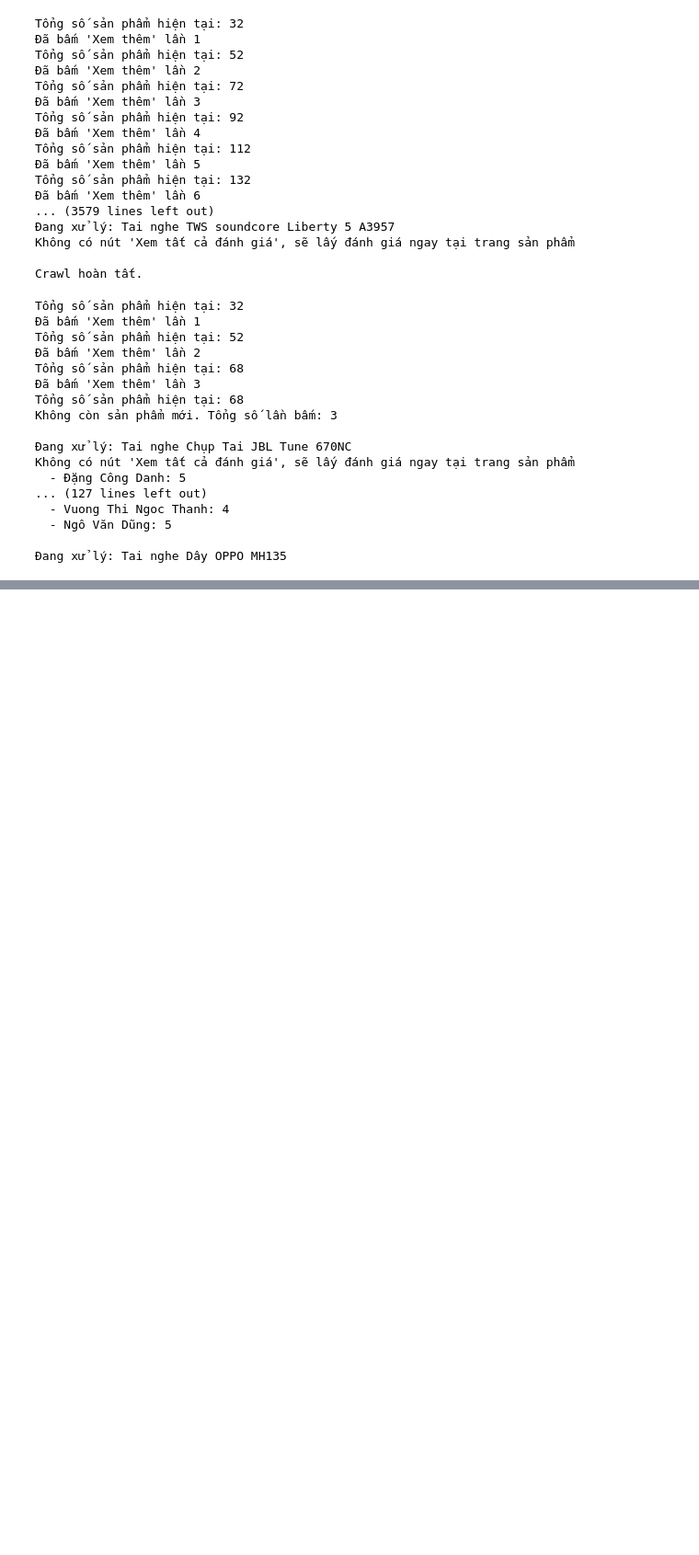
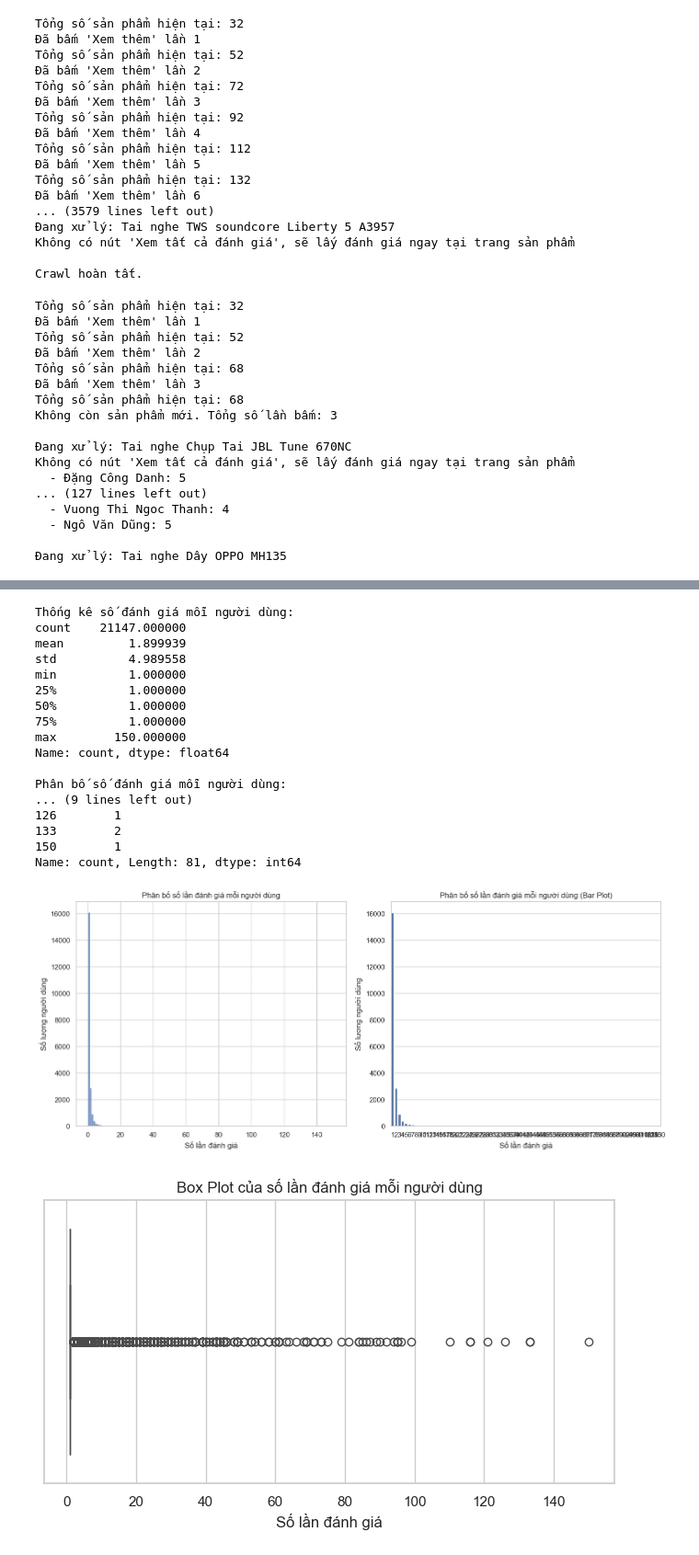
Before and after one commit to Winder510/Recommend-System, a Jupyter notebook: crawl_data/crawl_rating.ipynb, the cells around one changed output, grey strips where cells are left out. Shown at 92% size. Saved outputs shown, nothing was run; the diff lists cells and outputs as text; code cells hidden in the pictures; blank space fills up the shorter version.

```diff
--- a/crawl_data/crawl_rating.ipynb
+++ b/crawl_data/crawl_rating.ipynb
@@ -2727,0 +2754,62 @@ print("\nCrawl hoàn tất.")
+# %%
+import pandas as pd
+
+# Đọc file all_reviews.csv
+ratings_df = pd.read_csv('../data/all_reviews.csv')
+
+# 1. Tổng số đánh giá
+print("Tổng số đánh giá:", len(ratings_df))
+
+# 2. Số lượng người dùng duy nhất
+unique_users = ratings_df['username'].nunique()
+print("Số lượng người dùng duy nhất:", unique_users)
+
+# 3. Số lượng sản phẩm được đánh giá
+unique_products = ratings_df['id_product'].nunique()
+print("Số lượng sản phẩm được đánh giá:", unique_products)
+
+# 4. Phân bố rating
+print("\nPhân bố rating:")
+rating_distribution = ratings_df['rating'].value_counts().sort_index()
+print(rating_distribution)
+
+# 5. Thống kê số đánh giá mỗi người dùng
+ratings_per_user = ratings_df.groupby('username').size()
+print("\nThống kê số đánh giá mỗi người dùng:")
+print(ratings_per_user.describe())
+print("\nPhân bố số đánh giá mỗi người dùng:")
+ratings_per_user_distribution = ratings_per_user.value_counts().sort_index()
+print(ratings_per_user_distribution)
+
+# 6. Phân bố số đánh giá cao (rating >= rating_threshold)
+rating_threshold = 4  # Có thể thay đổi thành 3 hoặc 2
+high_ratings = ratings_df[ratings_df['rating'] >= rating_threshold]
+ratings_per_user_high = high_ratings.groupby('username').size()
+print(f"\nThống kê số đánh giá cao (rating >= {rating_threshold}) mỗi người dùng:")
+print(ratings_per_user_high.describe())
+print(f"\nPhân bố số đánh giá cao (rating >= {rating_threshold}) mỗi người dùng:")
+print(ratings_per_user_high.value_counts().sort_index())
+
+# 7. Kiểm tra dữ liệu trùng lặp
+duplicates = ratings_df.duplicated().sum()
+print("\nSố hàng trùng lặp:", duplicates)
+# %% [output]
+Thống kê số đánh giá mỗi người dùng:
+count    21147.000000
+mean         1.899939
+std          4.989558
+min          1.000000
+25%          1.000000
+50%          1.000000
+75%          1.000000
+max        150.000000
+Name: count, dtype: float64
+
+Phân bố số đánh giá mỗi người dùng:
+... (9 lines left out)
+126        1
+133        2
+150        1
+Name: count, Length: 81, dtype: int64
+[figure, added]
+[figure, added]
```
Also changed, not shown: parts of 2 cells of this notebook, 10 other files.
